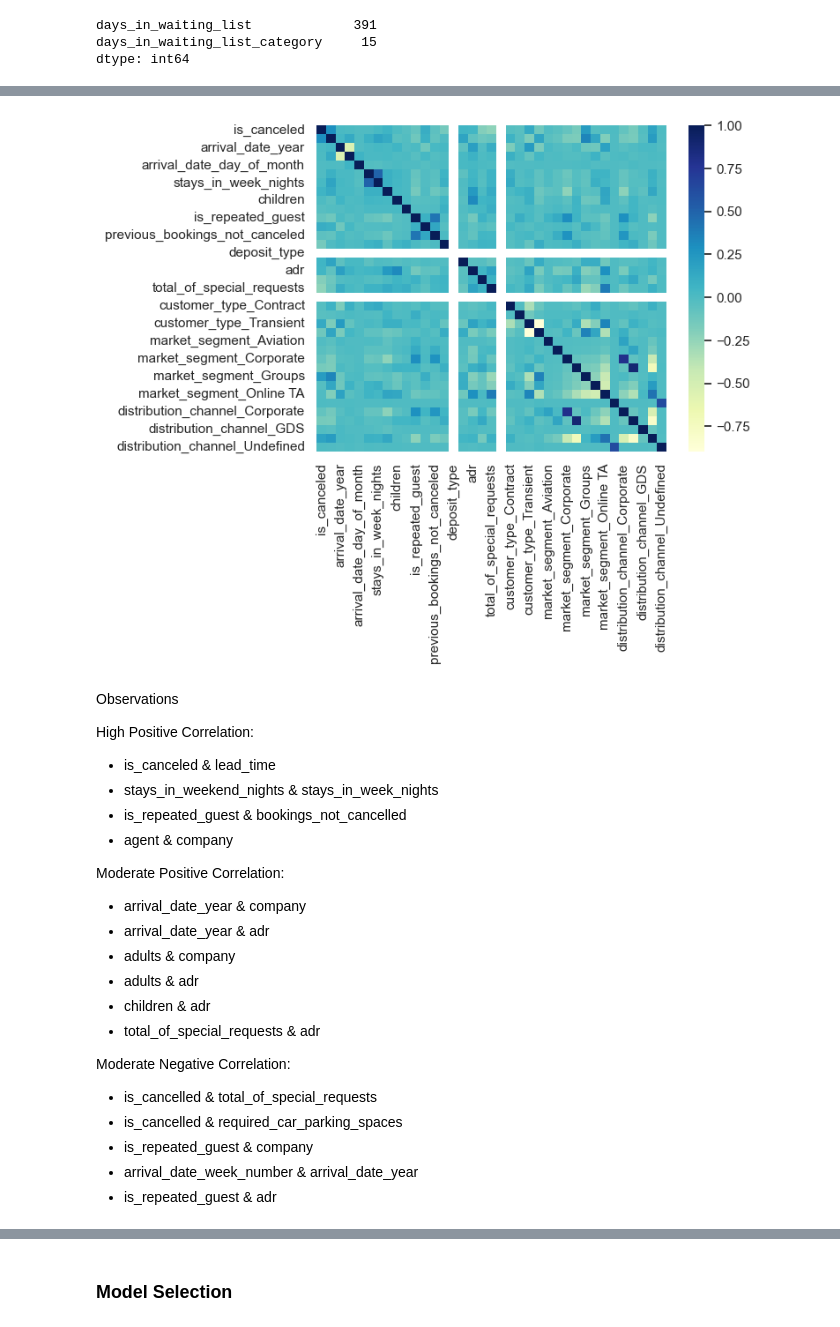
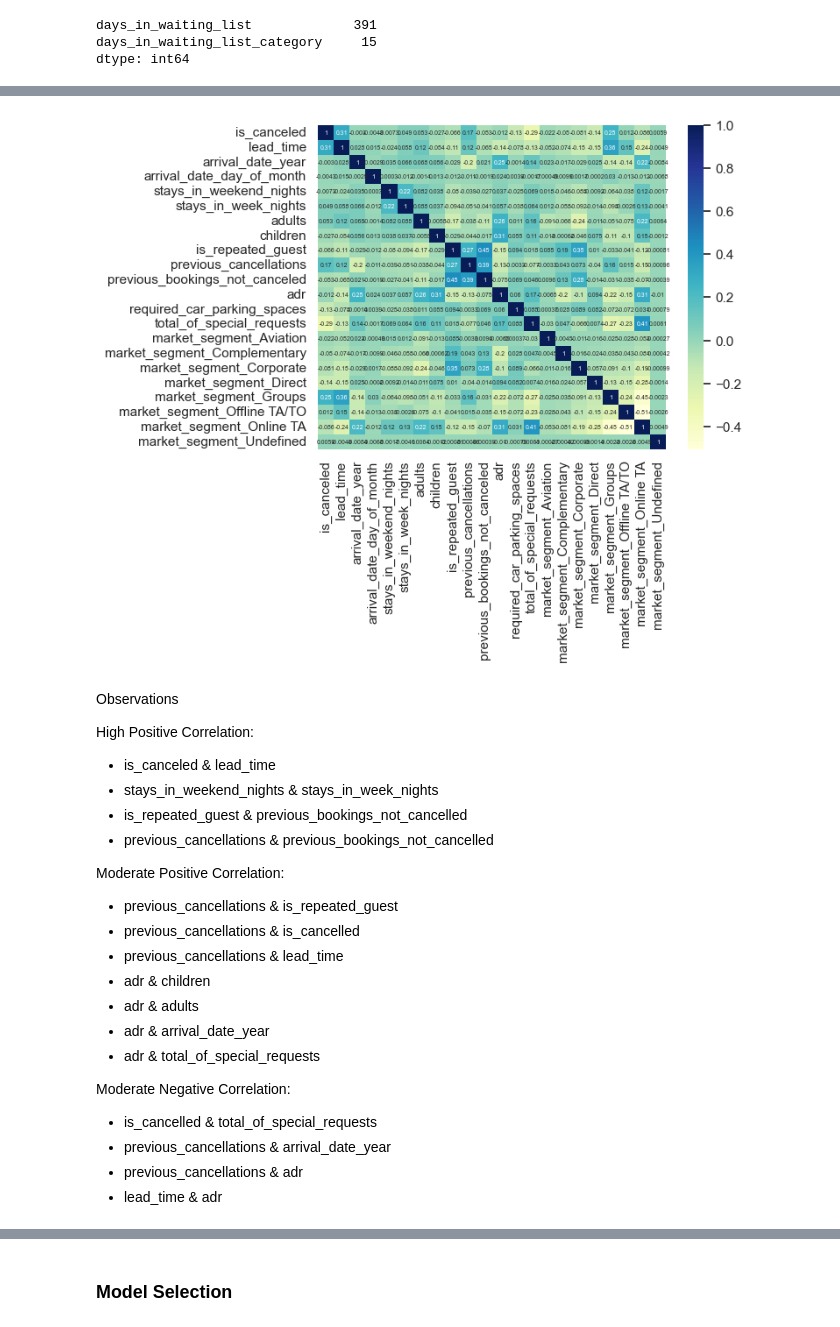
Before and after one commit to brandonmanggo/IS3107_G2, a Jupyter notebook: Dashboard/Models/model_price.ipynb, the cells around one changed output, grey strips where cells are left out. Drawn from its saved outputs; the diff is of its cells as text; code cells hidden in the pictures.

Commit message:
Updated Data To City & Added New Models

```diff
--- a/Dashboard/Models/model_price.ipynb
+++ b/Dashboard/Models/model_price.ipynb
@@ -118 +129,5 @@ Series([], dtype: int64)
+# %%
+## Adjust to suit Streaming Data - Hotel Reservation
+data_hotel_bookings.loc[(data_hotel_bookings['meal'] == 'Undefined'), 'meal']= 'SC'
+data_hotel_bookings.loc[(data_hotel_bookings['required_car_parking_spaces'] > 1), 'required_car_parking_spaces']= 1
 # %%
@@ -134,7 +168,7 @@ days_in_waiting_list             391
 days_in_waiting_list_category     15
 dtype: int64
 # %%
-## LabelEncoder / OneHotEncoder
+## Encoding
 
 # OneHotEncoder (Run Once only)
 
@@ -145,13 +179,6 @@ dtype: int64
 # # drop the original customer_type column
 # data_hotel_bookings.drop('customer_type', axis=1, inplace=True)
 
-# # perform one-hot encoding for the market_segment column
-# market_segment_one_hot = pd.get_dummies(data_hotel_bookings['market_segment'], prefix='market_segment')
-# # concatenate the one-hot encoded columns to the original dataset
-# data_hotel_bookings = pd.concat([data_hotel_bookings, market_segment_one_hot], axis=1)
-# # drop the original customer_type column
-# data_hotel_bookings.drop('market_segment', axis=1, inplace=True)
-
 # # perform one-hot encoding for the distribution_channel column
 # distribution_channel_one_hot = pd.get_dummies(data_hotel_bookings['distribution_channel'], prefix='distribution_channel')
 # # concatenate the one-hot encoded columns to the original dataset
@@ -159,24 +186,31 @@ dtype: int64
 # # drop the original customer_type column
 # data_hotel_bookings.drop('distribution_channel', axis=1, inplace=True)
 
+# perform one-hot encoding for the market_segment column
+market_segment_one_hot = pd.get_dummies(data_hotel_bookings_city['market_segment'], prefix='market_segment')
+# concatenate the one-hot encoded columns to the original dataset
+data_hotel_bookings_city = pd.concat([data_hotel_bookings_city, market_segment_one_hot], axis=1)
+# drop the original customer_type column
+data_hotel_bookings_city.drop('market_segment', axis=1, inplace=True)
+
 
 # LabelEncoder
 
 # create a LabelEncoder object
 le = LabelEncoder()
 
-# apply LabelEncoder to the reservation_status column ('Canceled': -1, 'No-Show': 0, 'Check-Out': 1)
-mapping_rs = {'Canceled': -1, 'No-Show': 0, 'Check-Out': 1}
-data_hotel_bookings['reservation_status'] = data_hotel_bookings['reservation_status'].map(mapping_rs)
-data_hotel_bookings['reservation_status'] = le.fit_transform(data_hotel_bookings['reservation_status'])
-data_hotel_bookings['reservation_status'] = data_hotel_bookings['reservation_status'].map(dict(zip(range(3), mapping_rs.values())))
+# # apply LabelEncoder to the reservation_status column ('Canceled': -1, 'No-Show': 0, 'Check-Out': 1)
+# mapping_rs = {'Canceled': -1, 'No-Show': 0, 'Check-Out': 1}
+# data_hotel_bookings['reservation_status'] = data_hotel_bookings['reservation_status'].map(mapping_rs)
+# data_hotel_bookings['reservation_status'] = le.fit_transform(data_hotel_bookings['reservation_status'])
+# data_hotel_bookings['reservation_status'] = data_hotel_bookings['reservation_status'].map(dict(zip(range(3), mapping_rs.values())))
 
-# apply LabelEncoder to the deposit_type column ('Non-Refund': -1, 'No Deposit': 0, 'Refundable': 1)
-mapping_dt = {'Non Refund': -1, 'No Deposit': 0, 'Refundable': 1}
-data_hotel_bookings['deposit_type'] = data_hotel_bookings['deposit_type'].map(mapping_dt)
-data_hotel_bookings['deposit_type'] = le.fit_transform(data_hotel_bookings['deposit_type'])
-data_hotel_bookings['deposit_type'] = data_hotel_bookings['deposit_type'].map(dict(zip(range(3), mapping_dt.values())))
+# # apply LabelEncoder to the deposit_type column ('Non-Refund': -1, 'No Deposit': 0, 'Refundable': 1)
+# mapping_dt = {'Non Refund': -1, 'No Deposit': 0, 'Refundable': 1}
+# data_hotel_bookings['deposit_type'] = data_hotel_bookings['deposit_type'].map(mapping_dt)
+# data_hotel_bookings['deposit_type'] = le.fit_transform(data_hotel_bookings['deposit_type'])
+# data_hotel_bookings['deposit_type'] = data_hotel_bookings['deposit_type'].map(dict(zip(range(3), mapping_dt.values())))
 
 # print the result
-data_hotel_bookings
+data_hotel_bookings_city
 # %% [output]
@@ -287,31 +319,31 @@ data_hotel_bookings.corr()
 # %%
 ## Correlation Matrix Heatmap
-sns.heatmap(data_hotel_bookings.corr(), cmap='YlGnBu')
+sns.heatmap(data_hotel_bookings_city.corr(), cmap='YlGnBu', annot = True, annot_kws={"size":5})
 plt.show()
 # %% [output]
-[figure, old version]
+[figure, new version]
 # %% [markdown]
 Observations
 
 High Positive Correlation:
 - is_canceled & lead_time
 - stays_in_weekend_nights & stays_in_week_nights
-- is_repeated_guest & bookings_not_cancelled
-- agent & company
+- is_repeated_guest & previous_bookings_not_cancelled
+- previous_cancellations & previous_bookings_not_cancelled
 
 Moderate Positive Correlation:
-- arrival_date_year & company
-- arrival_date_year & adr
-- adults & company
-- adults & adr
-- children & adr
-- total_of_special_requests & adr
+- previous_cancellations & is_repeated_guest
+- previous_cancellations & is_cancelled
+- previous_cancellations & lead_time
+- adr & children
+- adr & adults
+- adr & arrival_date_year
+- adr & total_of_special_requests
 
 Moderate Negative Correlation:
 - is_cancelled & total_of_special_requests
-- is_cancelled & required_car_parking_spaces
-- is_repeated_guest & company
-- arrival_date_week_number & arrival_date_year
-- is_repeated_guest & adr
+- previous_cancellations & arrival_date_year
+- previous_cancellations & adr
+- lead_time & adr
 # %%
 ## Feature Importance
```
Also changed, not shown: parts of 25 cells of this notebook.
